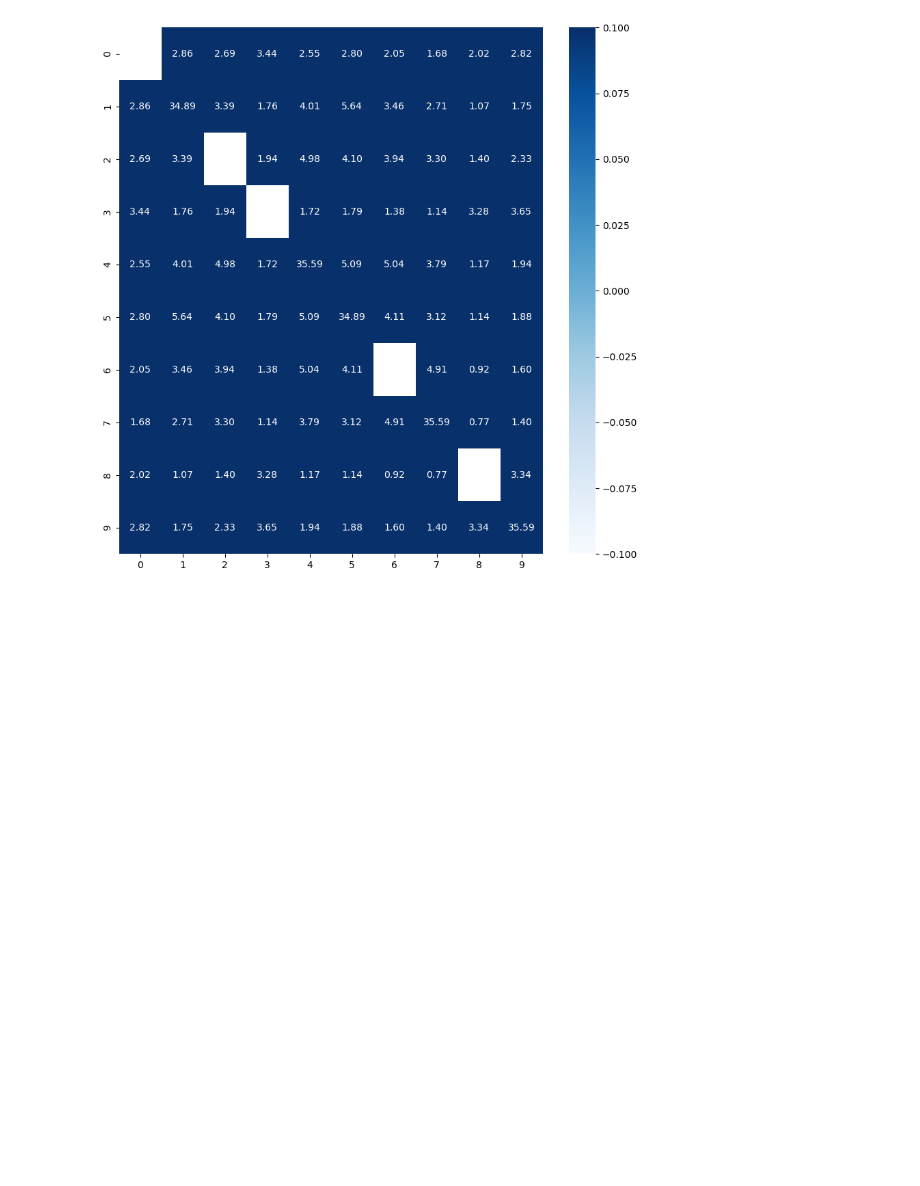
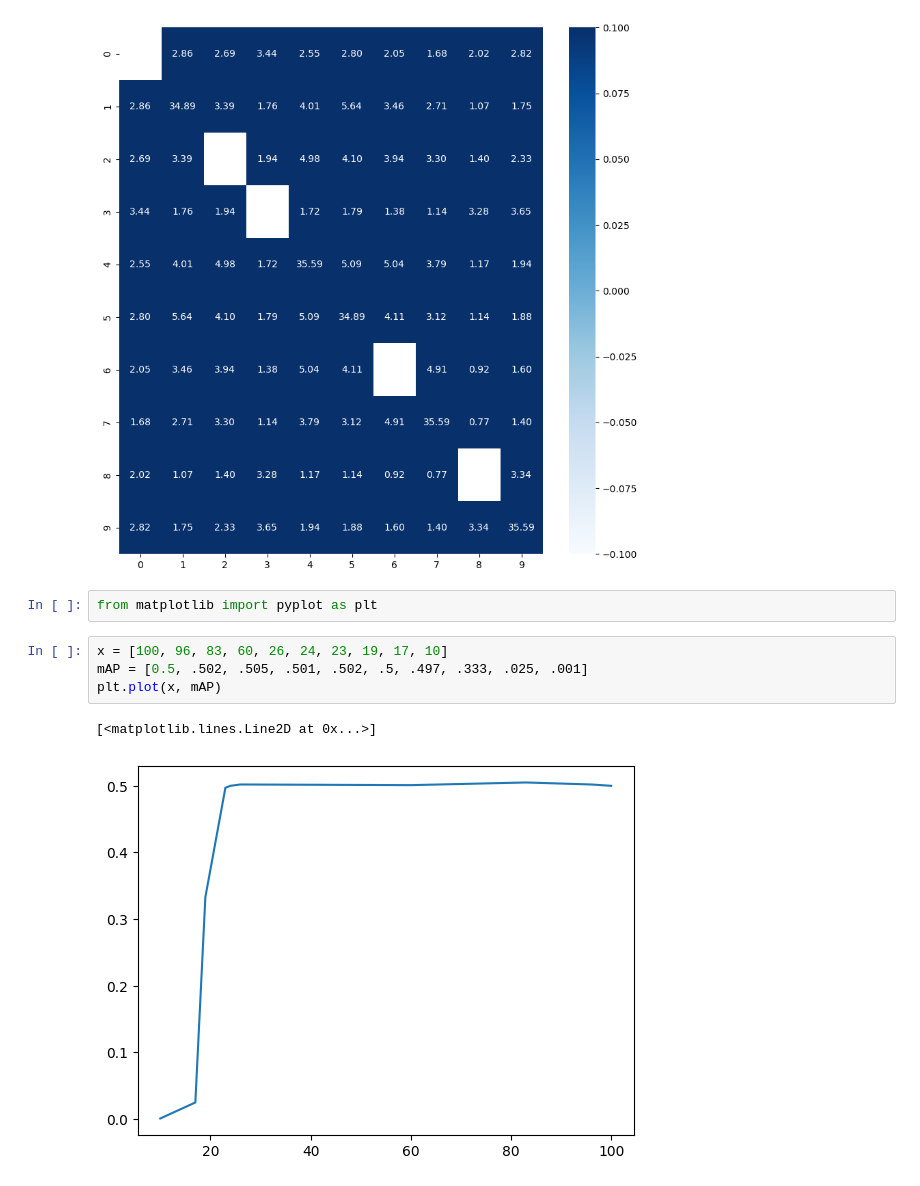
Before and after one commit to rahatzamancse/APalysis, a Jupyter notebook: analysis/mutation.ipynb, the cells around one changed output. Drawn from its saved outputs; the diff is of its cells as text; blank space fills up the shorter version.

```diff
--- a/analysis/mutation.ipynb
+++ b/analysis/mutation.ipynb
@@ -468,3 +468,12 @@ sns.heatmap(bhattacharyya_matrix, annot=True, fmt='.2f', cmap='Blues')
 # %% [output]
 <Axes: >
 [figure]
+# %%
+from matplotlib import pyplot as plt
+# %%
+x = [100, 96, 83, 60, 26, 24, 23, 19, 17, 10]
+mAP = [0.5, .502, .505, .501, .502, .5, .497, .333, .025, .001]
+plt.plot(x, mAP)
+# %% [output]
+[<matplotlib.lines.Line2D at 0x...>]
+[figure, added]
```
Also changed, not shown: 1 other file.
